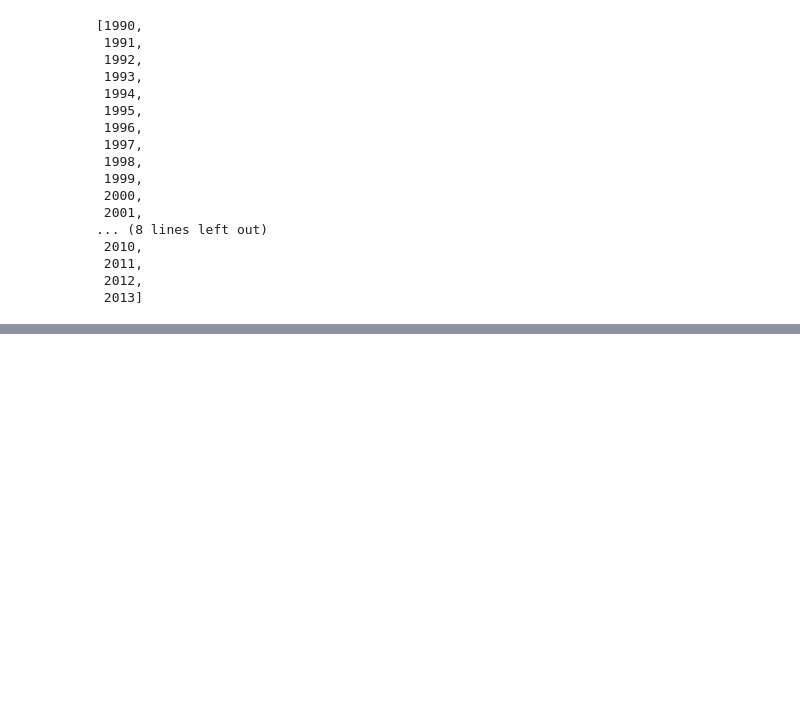
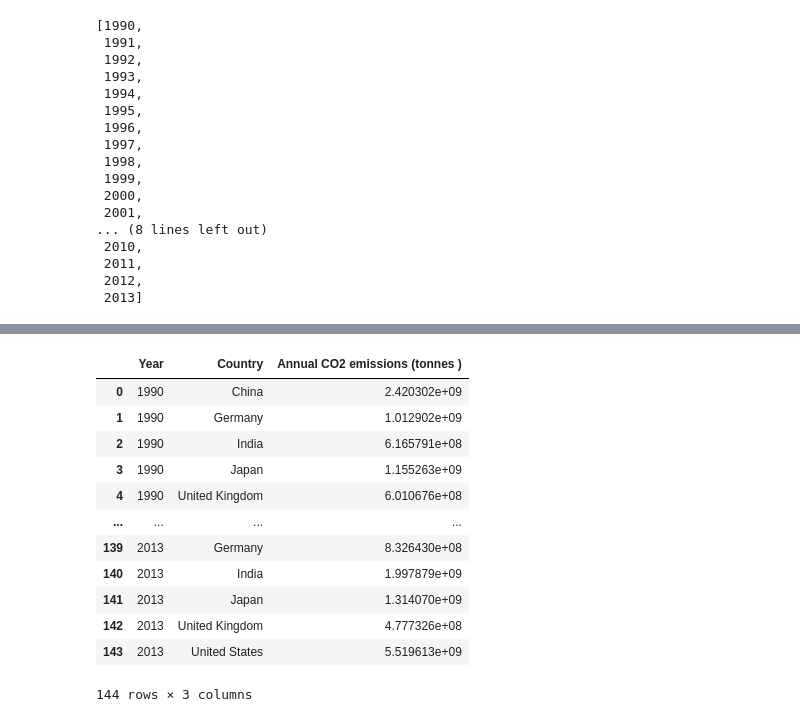
Before and after one commit to thesuhas/Climate-Change-Industrialisation, a Jupyter notebook: script1.ipynb, the cells around one changed output, grey strips where cells are left out. Saved outputs shown, nothing was run; the diff lists cells and outputs as text; code cells hidden in the pictures; blank space fills up the shorter version.

```diff
--- a/script1.ipynb
+++ b/script1.ipynb
@@ -413,0 +410,18 @@ plt.legend()
+# %%
+co2 = co2_g.reset_index()
+co2 = co2.rename(columns={'Entity':'Country'})
+co2
+# %% [output]
+|  | Year | Country | Annual CO2 emissions (tonnes ) |
+| 0 | 1990 | China | 2.420302e+09 |
+| 1 | 1990 | Germany | 1.012902e+09 |
+| 2 | 1990 | India | 6.165791e+08 |
+| 3 | 1990 | Japan | 1.155263e+09 |
+| 4 | 1990 | United Kingdom | 6.010676e+08 |
+| ... | ... | ... | ... |
+| 139 | 2013 | Germany | 8.326430e+08 |
+| 140 | 2013 | India | 1.997879e+09 |
+| 141 | 2013 | Japan | 1.314070e+09 |
+| 142 | 2013 | United Kingdom | 4.777326e+08 |
+| 143 | 2013 | United States | 5.519613e+09 |
+144 rows × 3 columns
```
Also changed, not shown: parts of 6 cells of this notebook.
